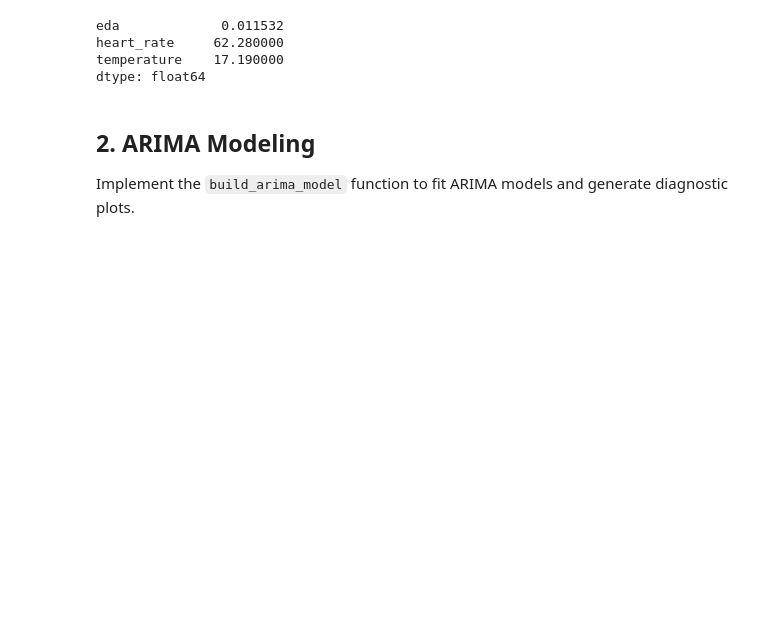
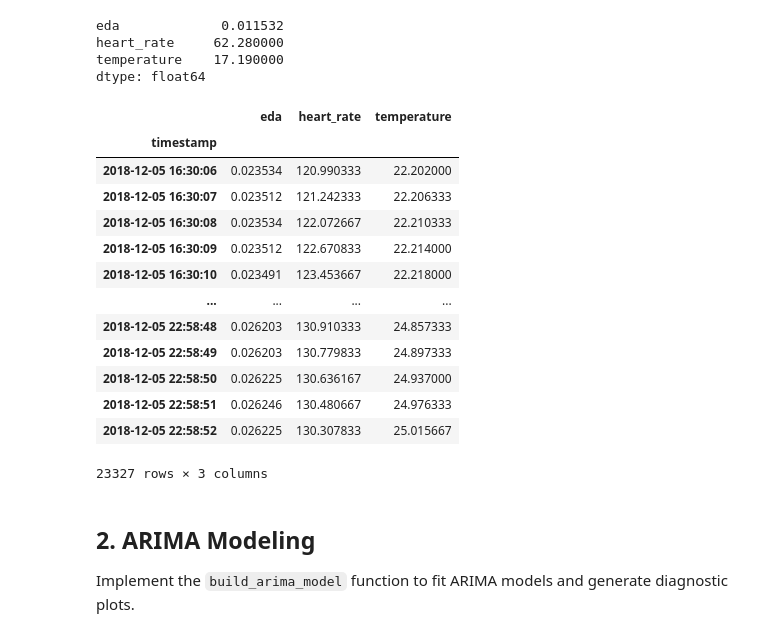
Before and after one commit to UCSF-DataSci/4-it-s-about-time-hcheng25, a Jupyter notebook: part2_modeling.ipynb, the cells around one changed output. Drawn from its saved outputs; the diff is of its cells as text; code cells hidden in the pictures; blank space fills up the shorter version.

```diff
--- a/part2_modeling.ipynb
+++ b/part2_modeling.ipynb
@@ -67,6 +67,23 @@ eda             0.011532
 heart_rate     62.280000
 temperature    17.190000
 dtype: float64
+# %%
+roll_mean_df
+# %% [output]
+|  | eda | heart_rate | temperature |
+| timestamp |  |  |  |
+| 2018-12-05 16:30:06 | 0.023534 | 120.990333 | 22.202000 |
+| 2018-12-05 16:30:07 | 0.023512 | 121.242333 | 22.206333 |
+| 2018-12-05 16:30:08 | 0.023534 | 122.072667 | 22.210333 |
+| 2018-12-05 16:30:09 | 0.023512 | 122.670833 | 22.214000 |
+| 2018-12-05 16:30:10 | 0.023491 | 123.453667 | 22.218000 |
+| ... | ... | ... | ... |
+| 2018-12-05 22:58:48 | 0.026203 | 130.910333 | 24.857333 |
+| 2018-12-05 22:58:49 | 0.026203 | 130.779833 | 24.897333 |
+| 2018-12-05 22:58:50 | 0.026225 | 130.636167 | 24.937000 |
+| 2018-12-05 22:58:51 | 0.026246 | 130.480667 | 24.976333 |
+| 2018-12-05 22:58:52 | 0.026225 | 130.307833 | 25.015667 |
+23327 rows × 3 columns
 # %% [markdown]
 ## 2. ARIMA Modeling
 
```
Also changed, not shown: parts of 2 cells of this notebook, 1 other file.
